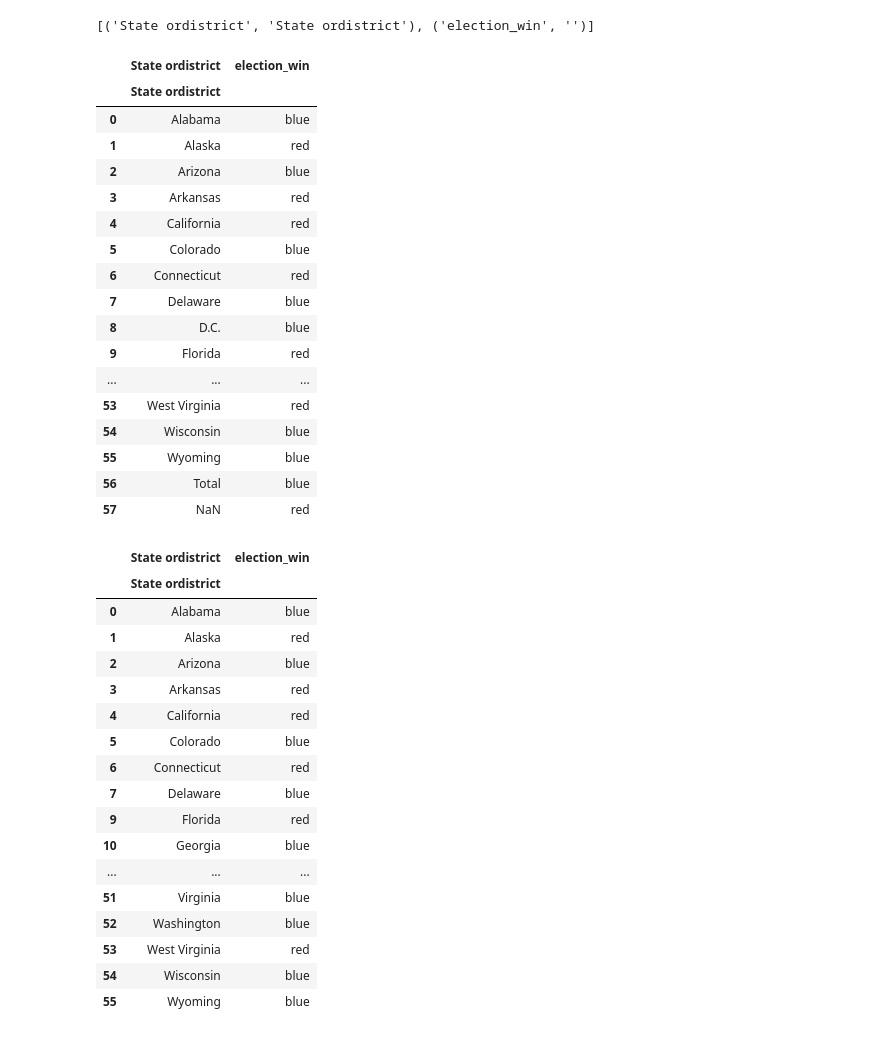
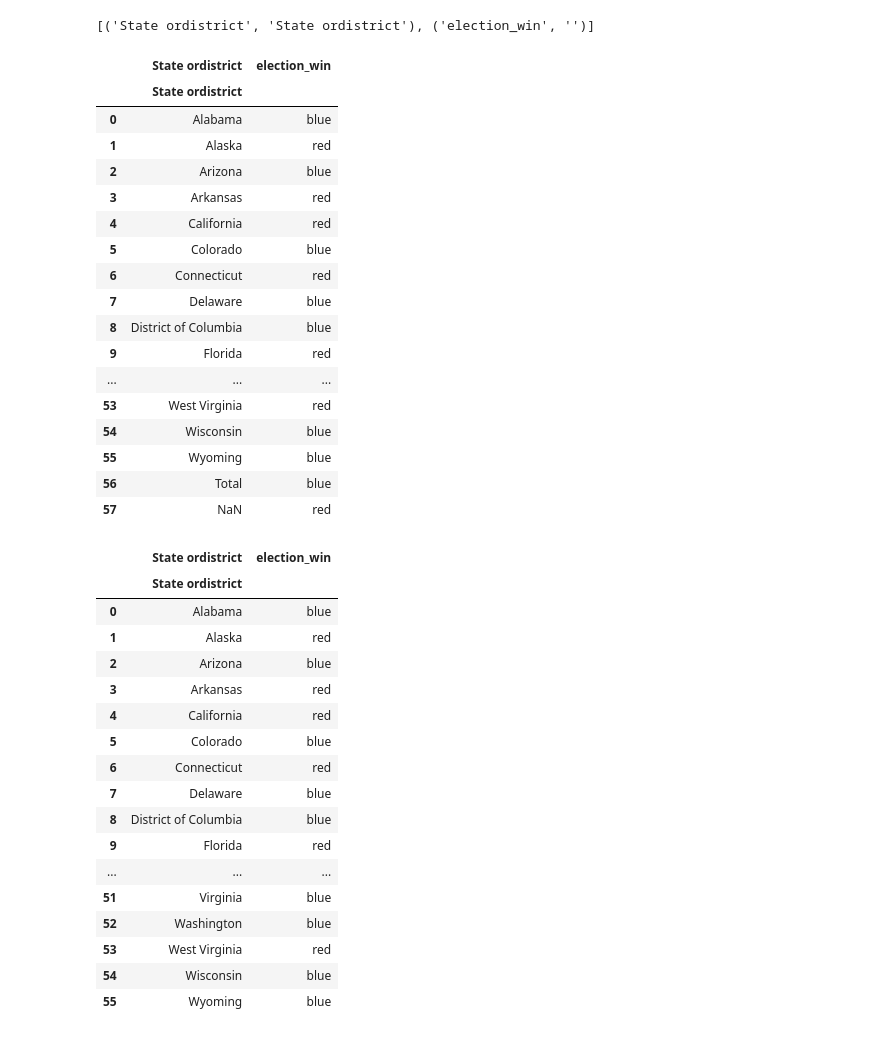
Before and after one commit to gucaselo/MAS-Project, a Jupyter notebook: scraped_cleaned_data.ipynb, the cells around one changed output. Cells and saved outputs as stored; diff of their text form; code cells hidden in the pictures.

```diff
--- a/scraped_cleaned_data.ipynb
+++ b/scraped_cleaned_data.ipynb
@@ -179,7 +179,7 @@ list(election_df.columns)
 # %%
 election_df[('State ordistrict', 'State ordistrict')] = election_df[('State ordistrict', 'State ordistrict')].replace(
     {'Ala.': 'Alabama', 'Ark.': 'Arkansas', 'Calif.':'California', 'Colo.':'Colorado', 'Conn.': 'Connecticut', 'Del.':'Delaware',
-    'Ky.':'Kentucky', 'La.':'Louisiana', 'Maine †':'Maine', 'Md.':'Maryland', 'Mass.':'Massachusetts',
+    'D.C.':'District of Columbia', 'Ky.':'Kentucky', 'La.':'Louisiana', 'Maine †':'Maine', 'Md.':'Maryland', 'Mass.':'Massachusetts',
     'Mich.':'Michigan', 'Minn.':'Minnesota', 'Miss.':'Mississippi', 'Mo.':'Missouri', 'Mont.':'Montana', 'Neb. †':'Nebraska',
      'Nev.[o]':'Nevada', 'N.H.':'New Hampshire', 'N.J.[p]':'New Jersey', 'N.M.':'New Mexico', 'N.Y.[q]':'New York', 'N.C.':'North Carolina',
     'N.D.':'North Dakota', 'Okla.':'Oklahoma', 'Pa.':'Pennsylvania', 'R.I.':'Rhode Island', 'S.C.':'South Carolina', 'S.D.':'South Dakota',
@@ -198,7 +198,7 @@ election_df
 | 5 | Colorado | blue |
 | 6 | Connecticut | red |
 | 7 | Delaware | blue |
-| 8 | D.C. | blue |
+| 8 | District of Columbia | blue |
 | 9 | Florida | red |
 | ... | ... | ... |
 | 53 | West Virginia | red |
@@ -207,22 +207,22 @@ election_df
 | 56 | Total | blue |
 | 57 | NaN | red |
 # %%
-election_df = election_df.drop([8,20,21,30,31,32,56,57])
+election_df = election_df.drop([20,21,30,31,32,56,57])
 
 election_df
 # %% [output]
 |  | State ordistrict | election_win |
 |  | State ordistrict |  |
 | 0 | Alabama | blue |
 | 1 | Alaska | red |
 | 2 | Arizona | blue |
 | 3 | Arkansas | red |
 | 4 | California | red |
 | 5 | Colorado | blue |
 | 6 | Connecticut | red |
 | 7 | Delaware | blue |
+| 8 | District of Columbia | blue |
 | 9 | Florida | red |
-| 10 | Georgia | blue |
 | ... | ... | ... |
 | 51 | Virginia | blue |
 | 52 | Washington | blue |
```
Also changed, not shown: parts of 12 cells of this notebook, 2 other files.
